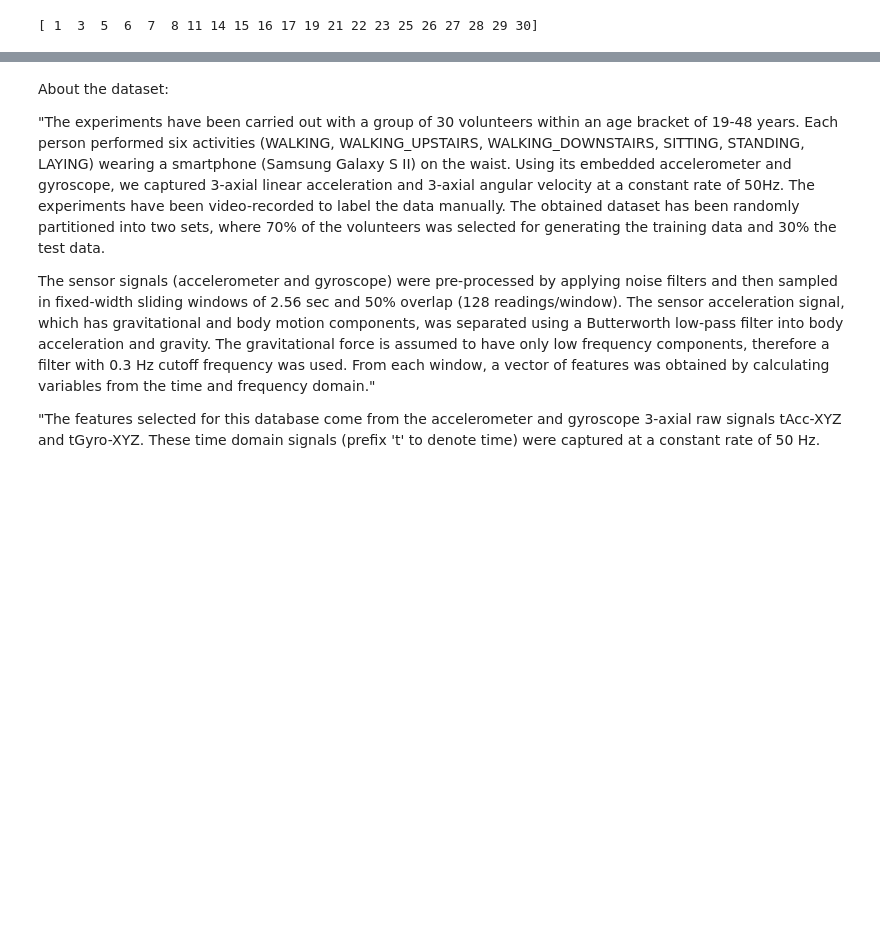
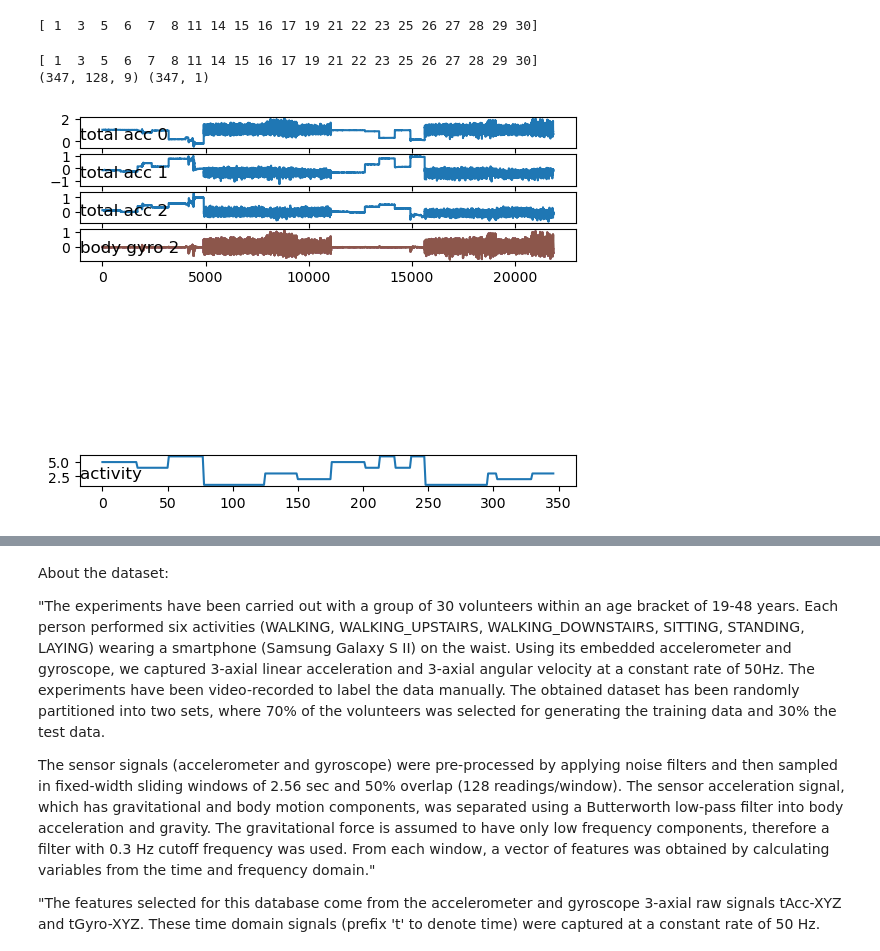
Before and after one commit to kaylynnx/MLProject, a Jupyter notebook: Code.ipynb, the cells around one changed output, grey strips where cells are left out. Drawn from its saved outputs; the diff is of its cells as text; code cells hidden in the pictures; blank space fills up the shorter version.

Commit message:
I finished loading in the data set - I think

```diff
--- a/Code.ipynb
+++ b/Code.ipynb
@@ -139,3 +139,20 @@ def plot_subject(X, y):
     pyplot.plot(y)
     pyplot.title('activity', y=0, loc='left')
     pyplot.show()
+# %%
+# load data
+trainX, trainy = load_dataset('train', 'UCI HAR Dataset/')
+# load mapping of rows to subjects
+sub_map = load_file('UCI HAR Dataset/train/subject_train.txt')
+train_subjects = unique(sub_map)
+print(train_subjects)
+# get the data for one subject
+sub_id = train_subjects[0]
+subX, suby = data_for_subject(trainX, trainy, sub_map, sub_id)
+print(subX.shape, suby.shape)
+# plot data for subject
+plot_subject(subX, suby)
+# %% [output]
+[ 1  3  5  6  7  8 11 14 15 16 17 19 21 22 23 25 26 27 28 29 30]
+(347, 128, 9) (347, 1)
+[figure, added]
```
Also changed, not shown: parts of 2 cells of this notebook.
